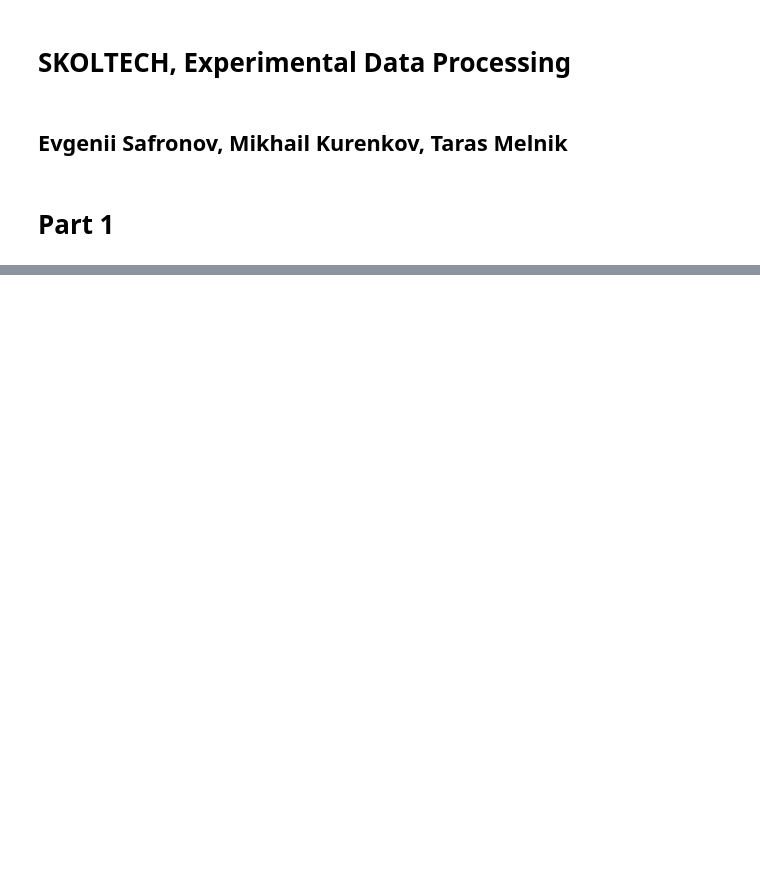
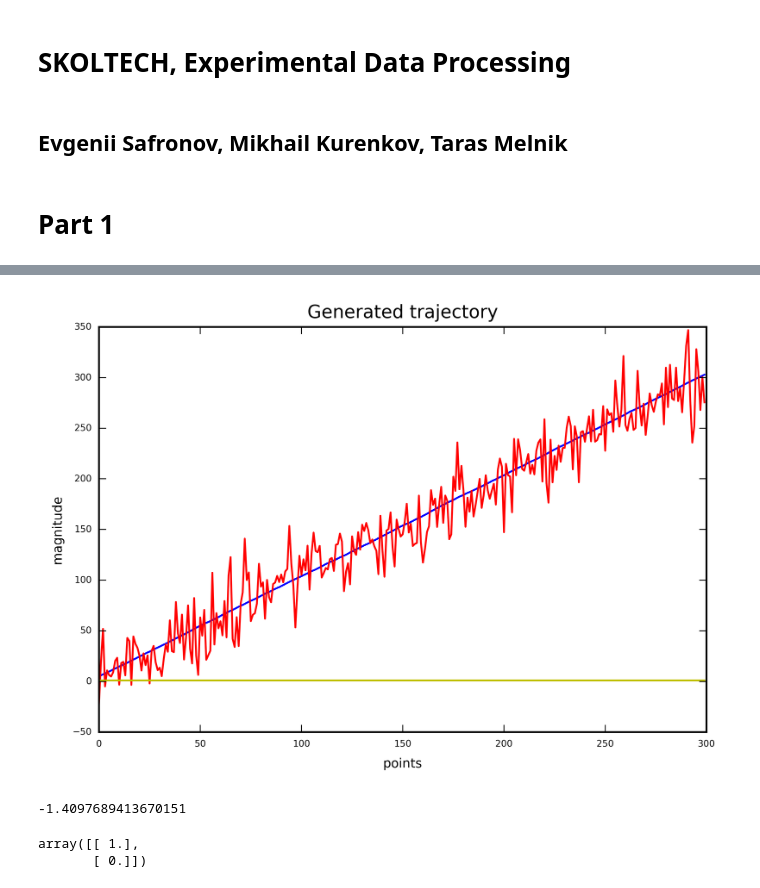
Before and after one commit to EgorPristanskiy/ExpDataProcessing, a Jupyter notebook: Lab5/5.ipynb, the cells around one changed output, grey strips where cells are left out. Cells and saved outputs as stored; diff of their text form; code cells hidden in the pictures; blank space fills up the shorter version.

```diff
--- a/Lab5/5.ipynb
+++ b/Lab5/5.ipynb
@@ -23,6 +23,13 @@ def generate_trajectory(sigma_w_2, sigma_n_2, M, X_0):
 
     x = w.dot(np.tril(np.ones((M, M)))) + X_0 * np.ones(M)
     z = x + n
+    return x, z
+
+def generate_acc_trajectory(sigma_a_2, sigma_n_2, N, x_0, v_0, t):
+    a = np.random.normal(0, sigma_a_2 ** 0.5, N)
+    v = np.ones(N) * v_0 + a.dot(np.triu(np.ones((N, N)), 1)) * t
+    x = np.ones(N) * x_0 + (v_1 * t + a * t * t / 2).dot(np.triu(np.ones((N, N)), 1))
+    z = x + np.random.normal(0, sigma_n_2 ** 0.5, N)
     return x, z
 
 def calculate_exp_w_n(z):
@@ -88,0 +104,18 @@ def kalman(x_0, v_0, z, T, G, H, R, sigma_a ):
+# %%
+N = 300
+sigma_a = 0.2
+sigma_n = 20
+x_1 = 5
+v_1 = 1
+t = 1
+X_0 = np.array([[2],[0]])
+P_0 = np.matrix([[10000, 0], [0,10000]])
+G = np.array([[t**2/2], [t]])
+H = np.array([[1, 0]])
+Q = G.dot(G.transpose())*sigma_a**2
+R = np.array([[sigma_n**2]])
+T = np.matrix([[1, t],[0,1]])
+# %%
+x, z = generate_acc_trajectory(sigma_a**2, sigma_n**2, N, x_1, v_1, t)
+# %%
+X, K = kalman(X_0, P_0, z, T, H, R, Q)
@@ -88,0 +140,22 @@ def kalman(x_0, v_0, z, T, G, H, R, sigma_a ):
+# %%
+fig, ax = plt.subplots(1,1, figsize=(6,4), dpi = 600)
+ax.set_title('Generated trajectory', fontsize = 10)
+ax.plot(range(N),z,'g', label = 'z', linewidth = 0.5 )
+ax.plot(range(N),x,'b', label = 'x', linewidth = 1 )
+ax.plot(range(N),X[:,0].transpose()[0],'r', label = 'X', linewidth = 1 )
+ax.plot(range(N),K[:,0].transpose()[0],'y', label = 'K', linewidth = 1 )
+#ax.set_xlim([0,20])
+ax.set_xlabel('points', fontsize = 7)
+ax.set_ylabel('magnitude', fontsize = 7);
+# %% [output]
+[figure, added]
+# %%
+np.sum((X[:,0].transpose()[0]-z)**2)
+X[:,0].transpose()[0][0]
+# %% [output]
+-1.4097689413670151
+# %%
+np.identity(2).dot(np.array([[1],[0]]))
+# %% [output]
+array([[ 1.],
+       [ 0.]])
```
Also changed, not shown: parts of 3 cells of this notebook.
